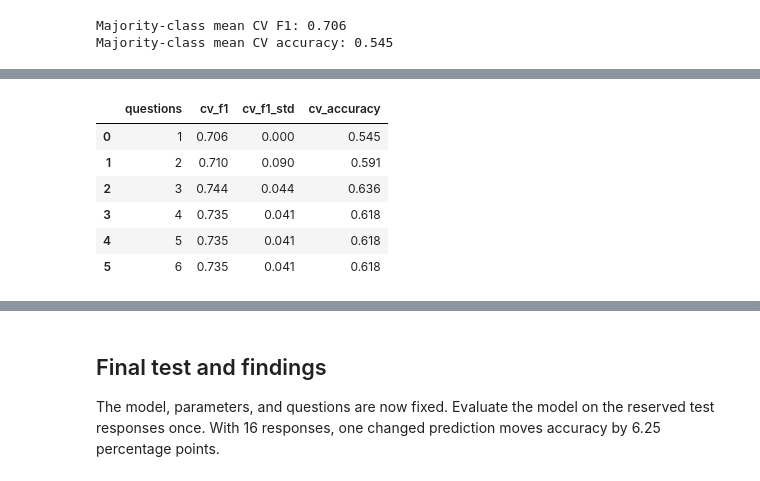
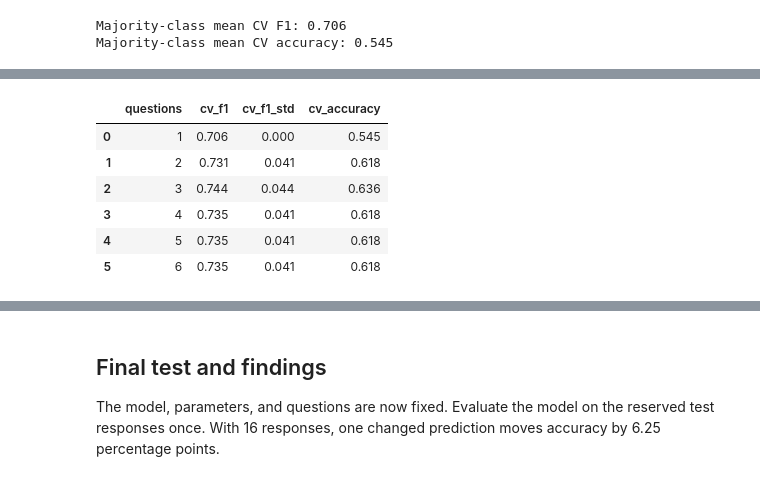
Before and after one commit to ca34525/QWFuFPmtYoLpq4Qt, a Jupyter notebook: notebooks/1.0-CTA-customer-happiness-analysis.ipynb, the cells around one changed output, grey strips where cells are left out. Saved outputs shown, nothing was run; the diff lists cells and outputs as text; code cells hidden in the pictures.

```diff
--- a/notebooks/1.0-CTA-customer-happiness-analysis.ipynb
+++ b/notebooks/1.0-CTA-customer-happiness-analysis.ipynb
@@ -233,7 +251,9 @@ models = {
 pipelines = {}
 for name, model in models.items():
     scaler = StandardScaler() if name in ["Logistic regression", "KNN", "SVM"] else "passthrough"
-    pipelines[name] = Pipeline([("scale", scaler), ("model", model)])
+    pipelines[name] = Pipeline(
+        [("select", SelectKBest(score_func=f_classif)), ("scale", scaler), ("model", model)]
+    )
 # %%
 dummy_scores = cross_validate(
     DummyClassifier(strategy="most_frequent"),
@@ -304,12 +327,20 @@ for name, pipeline in pipelines.items():
     )
 # %%
-results_df = pd.DataFrame(results).sort_values("cv_f1", ascending=False).reset_index(drop=True)
-display(results_df.round(3))
+results_df = (
+    pd.concat(results, ignore_index=True)
+    .sort_values(["cv_f1", "questions"], ascending=[False, True])
+    .reset_index(drop=True)
+)
+model_results = results_df.drop_duplicates("model").drop(columns="params")
+display(model_results.reset_index(drop=True).round(3))
 
 best_result = results_df.iloc[0]
 best_name = best_result["model"]
-best_pipeline = grid_searches[best_name].best_estimator_
+best_k = int(best_result["questions"])
+best_params = best_result["params"]
+final_model = clone(pipelines[best_name]).set_params(**best_params)
+_ = final_model.fit(X_train, y_train)
 
 print(f"Selected model: {best_name}")
-print(f"Selected parameters: {grid_searches[best_name].best_params_}")
+print(f"Selected parameters: {best_params}")
 # %% [output]
@@ -335,38 +360,14 @@ comparison with the full survey.
 # %%
-selection_pipeline = Pipeline(
-    [("select", SelectKBest(score_func=f_classif)), *clone(best_pipeline).steps]
+feature_results = (
+    results_df.loc[results_df["model"].eq(best_name)]
+    .drop_duplicates("questions")
+    .sort_values("questions")
 )
-feature_search = GridSearchCV(
-    selection_pipeline,
-    param_grid={"select__k": [1, 2, 3, 4, 5, 6]},
-    scoring=scoring,
-    refit=False,
-    cv=cv,
-    error_score="raise",
-)
-feature_search.fit(X_train, y_train)
-
-feature_results = pd.DataFrame(
-    {
-        "questions": feature_search.cv_results_["param_select__k"].astype(int),
-        "cv_f1": feature_search.cv_results_["mean_test_f1"],
-        "cv_f1_std": feature_search.cv_results_["std_test_f1"],
-        "cv_accuracy": feature_search.cv_results_["mean_test_accuracy"],
-    }
-)
-best_feature_result = feature_results.sort_values(
-    ["cv_f1", "questions"], ascending=[False, True]
-).iloc[0]
-best_k = int(best_feature_result["questions"])
-display(feature_results.round(3))
-
-# Refit after applying the preference for fewer questions on ties.
-final_model = clone(selection_pipeline).set_params(select__k=best_k)
-_ = final_model.fit(X_train, y_train)
+display(feature_results.drop(columns=["model", "params"]).reset_index(drop=True).round(3))
 # %% [output]
 |  | questions | cv_f1 | cv_f1_std | cv_accuracy |
 | 0 | 1 | 0.706 | 0.000 | 0.545 |
-| 1 | 2 | 0.710 | 0.090 | 0.591 |
+| 1 | 2 | 0.731 | 0.041 | 0.618 |
 | 2 | 3 | 0.744 | 0.044 | 0.636 |
 | 3 | 4 | 0.735 | 0.041 | 0.618 |
 | 4 | 5 | 0.735 | 0.041 | 0.618 |
```
Also changed, not shown: parts of 12 cells of this notebook.
